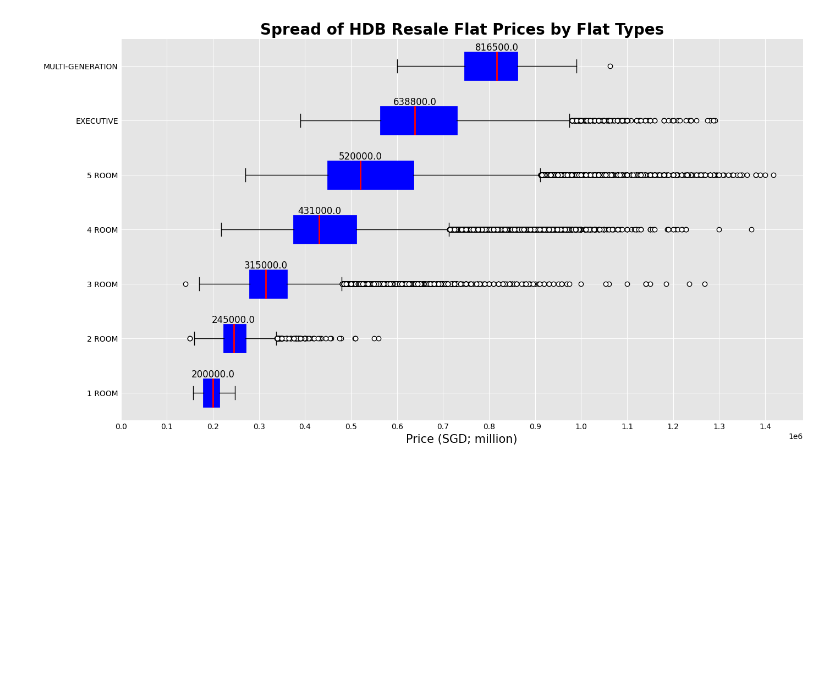
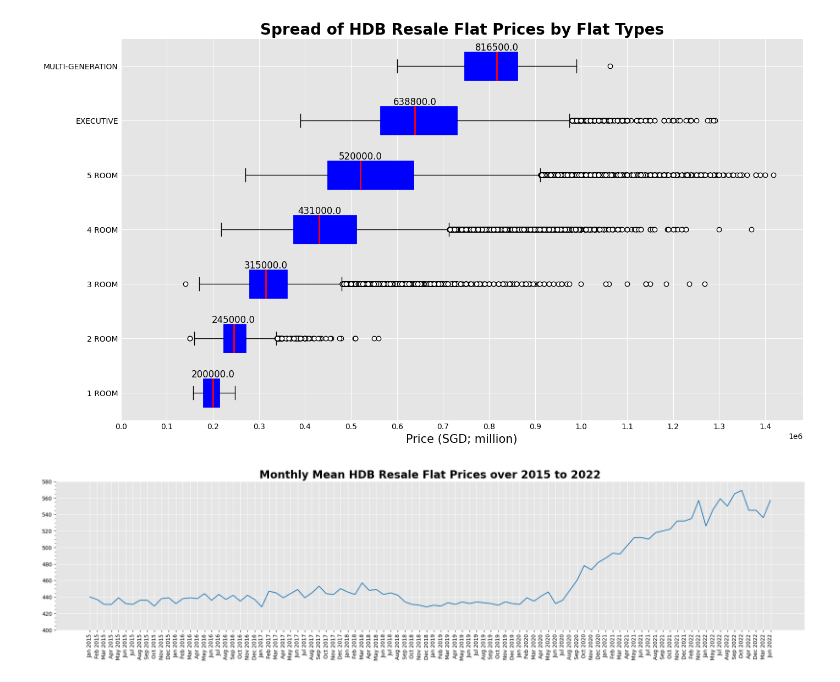
Before and after one commit to iyliahutta/Intro-to-Programming-for-DS, a Jupyter notebook: CA1/CA1.ipynb, the cells around one changed output. Saved outputs shown, nothing was run; the diff lists cells and outputs as text; code cells hidden in the pictures; blank space fills up the shorter version.

```diff
--- a/CA1/CA1.ipynb
+++ b/CA1/CA1.ipynb
@@ -187,23 +188,46 @@ plt.show()
 [figure]
 # %%
 # get unique labels for month and year of sale
-labels = list(set(d['month']))
-labels.sort()
+labels = list(np.unique(d['month']))
 # print(labels)
 months = np.arange(0,len(labels))
 months_prices = d[['month', 'resale_price']]
 
+# get order of labels based on original array
+labels_order = np.unique(d['month'], return_index=True)[1]
+labels_ordered = [d['month'][label] for label in sorted(labels_order)]
+
 # create array for line chart of mean prices per month from 2015 to 2022
 prices = months_prices['resale_price']
 
-prices_mean = [np.mean(prices[months_prices['month'] == i]) for i in labels]
+prices_mean = [np.around(np.mean(prices[months_prices['month'] == i])/1000) for i in labels_ordered]
+
+month_prices_mean = np.array(list(zip(labels_ordered,prices_mean))).reshape((96,2))
+# print(month_prices_mean)
 
 # plot
-# fig = plt.figure(figsize=(20,10))
-# ax = fig.add_subplot()
+fig = plt.figure(figsize=(25,5))
+ax = fig.add_subplot()
 
-# ax.plot(months_prices['month'], months_prices['resale_price'])
+ax.plot(month_prices_mean[:,0], month_prices_mean[:,1].astype(float))
+ax.tick_params(axis='x', labelrotation = 90)
+ax.set_yticks(np.arange(400,600,20))
+ax.yaxis.set_minor_locator(MultipleLocator(5))
 
-# plt.show()
+# remove plot borders
+ax.spines['right'].set_visible(False)
+ax.spines['left'].set_visible(False)
+ax.spines['top'].set_visible(False)
+ax.spines['bottom'].set_visible(False)
+
+# add gridlines
+ax.grid(color='w')
+ax.set_facecolor('#e5e5e5')
+
+ax.set_title('Monthly Mean HDB Resale Flat Prices over 2015 to 2022',fontsize=20, fontweight='bold')
+
+plt.show()
+# %% [output]
+[figure, added]
 # %%
 # %reset
```
Also changed, not shown: parts of 1 cell of this notebook.
